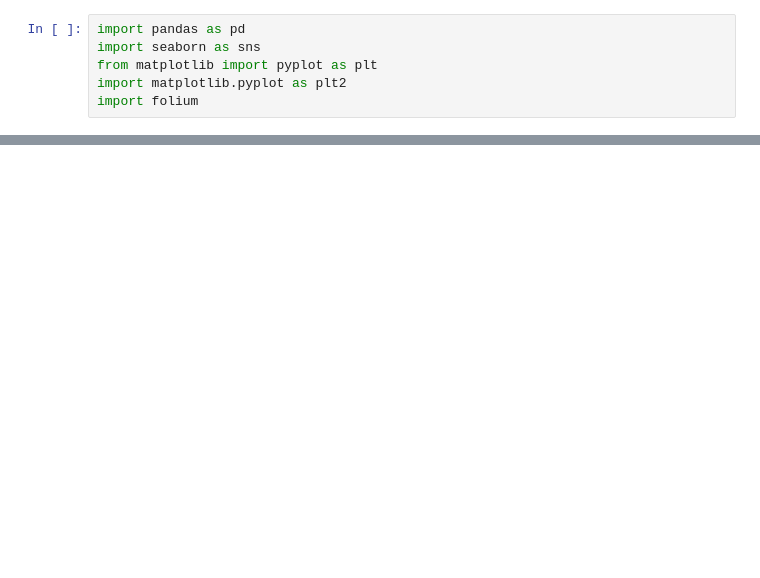
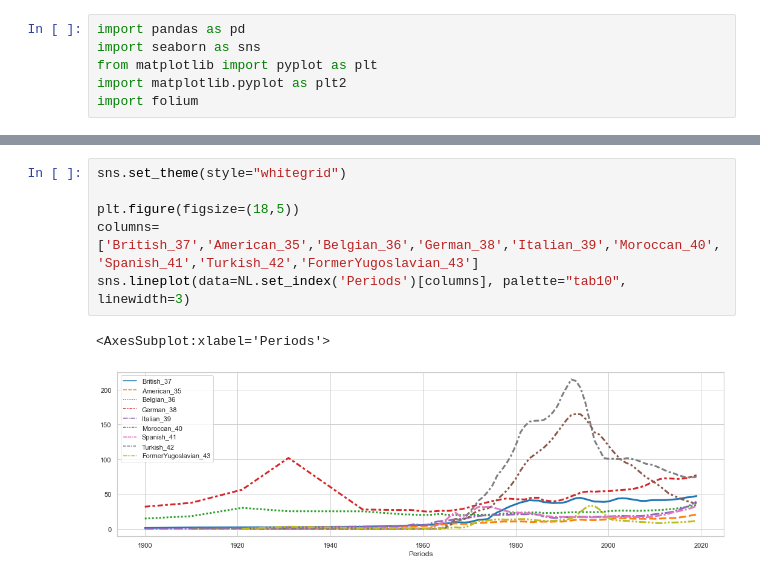
Before and after one commit to ImyPG/Solo-Project, a Jupyter notebook: Netherlands.ipynb, the cells around one changed output, grey strips where cells are left out. Cells and saved outputs as stored; diff of their text form; blank space fills up the shorter version.

```diff
--- a/Netherlands.ipynb
+++ b/Netherlands.ipynb
@@ -35,0 +174,9 @@ NameError: name 'NL' is not defined
+# %%
+sns.set_theme(style="whitegrid")
+
+plt.figure(figsize=(18,5))
+columns=['British_37','American_35','Belgian_36','German_38','Italian_39','Moroccan_40','Spanish_41','Turkish_42','FormerYugoslavian_43']
+sns.lineplot(data=NL.set_index('Periods')[columns], palette="tab10", linewidth=3)
+# %% [output]
+<AxesSubplot:xlabel='Periods'>
+[figure, added]
```
Also changed, not shown: parts of 34 cells of this notebook, 2 other files.
